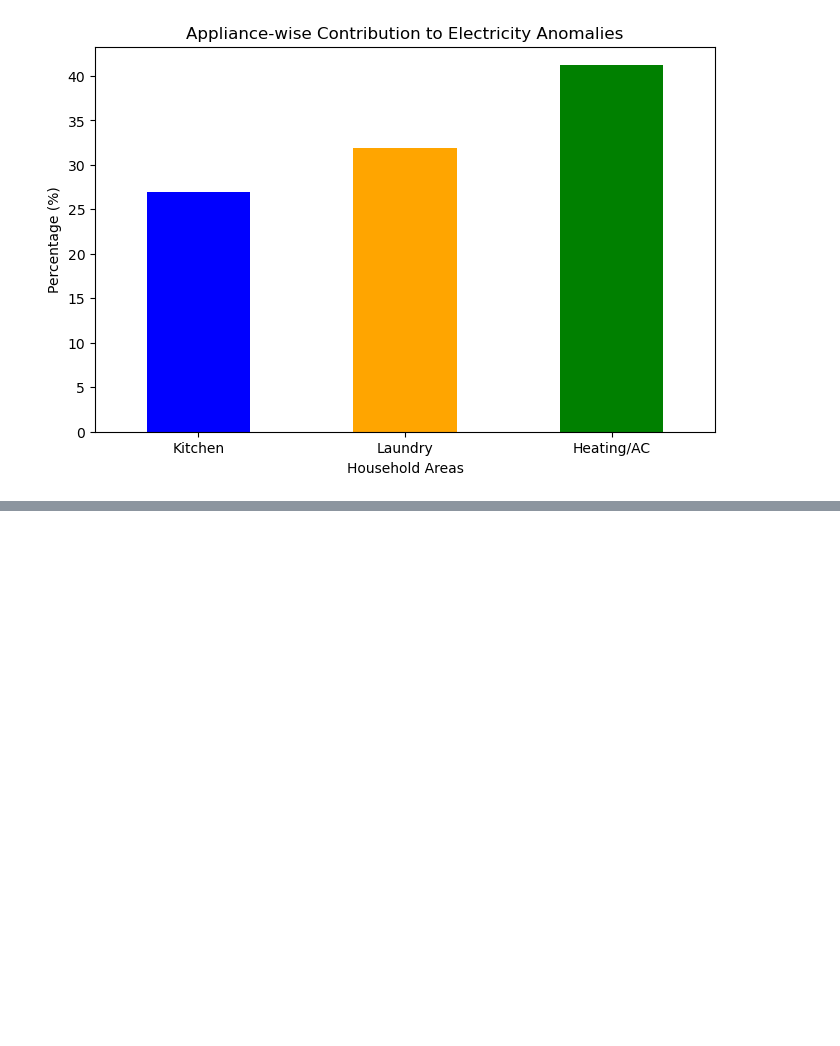
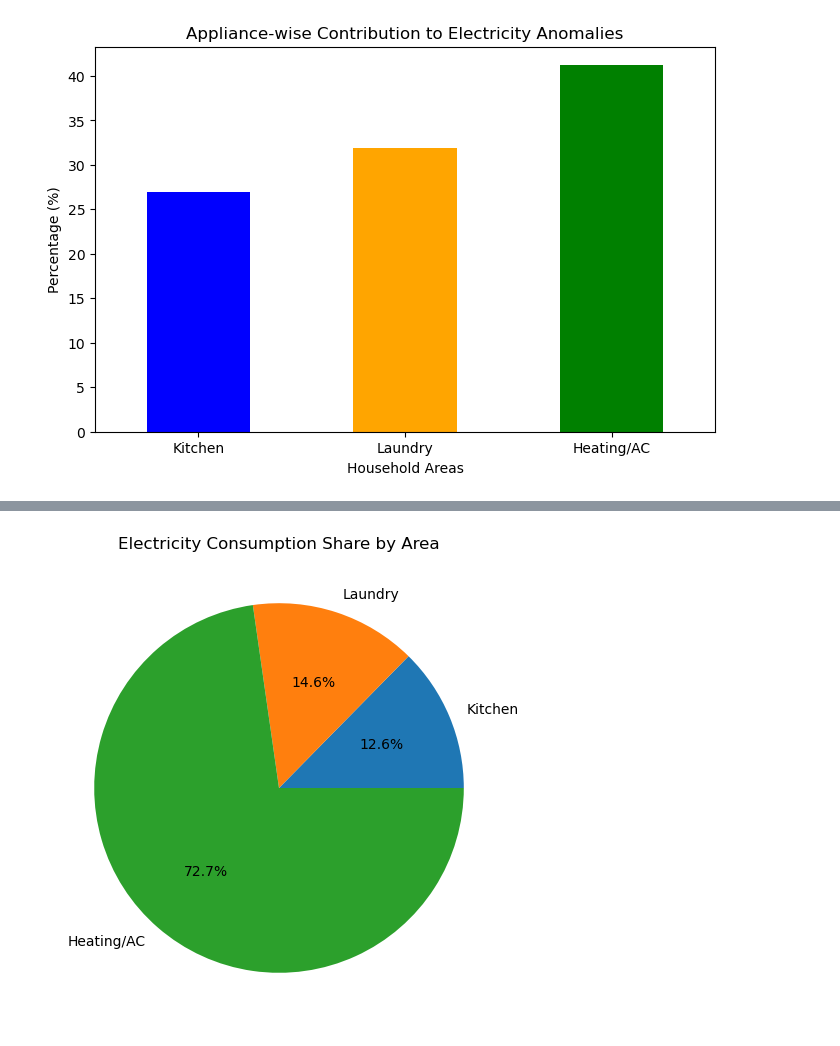
Before and after one commit to yasminsheikh3125/AnomaxR, a Jupyter notebook: Anomax/sub_metering_analysis.ipynb, the cells around one changed output, grey strips where cells are left out. Cells and saved outputs as stored; diff of their text form; code cells hidden in the pictures; blank space fills up the shorter version.

```diff
--- a/Anomax/sub_metering_analysis.ipynb
+++ b/Anomax/sub_metering_analysis.ipynb
@@ -117,0 +234,12 @@ plt.show()
+# %%
+area_usage.plot(
+    kind='pie',
+    autopct='%1.1f%%',
+    figsize=(6,6)
+)
+
+plt.title("Electricity Consumption Share by Area")
+plt.ylabel("")
+plt.show()
+# %% [output]
+[figure, added]
```
Also changed, not shown: parts of 12 cells of this notebook.
